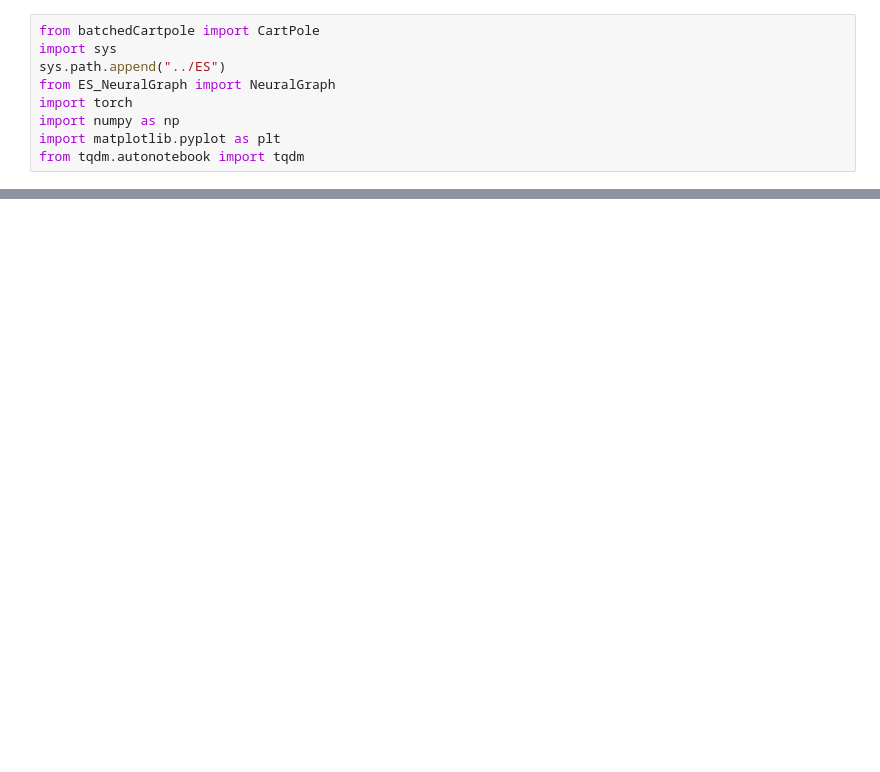
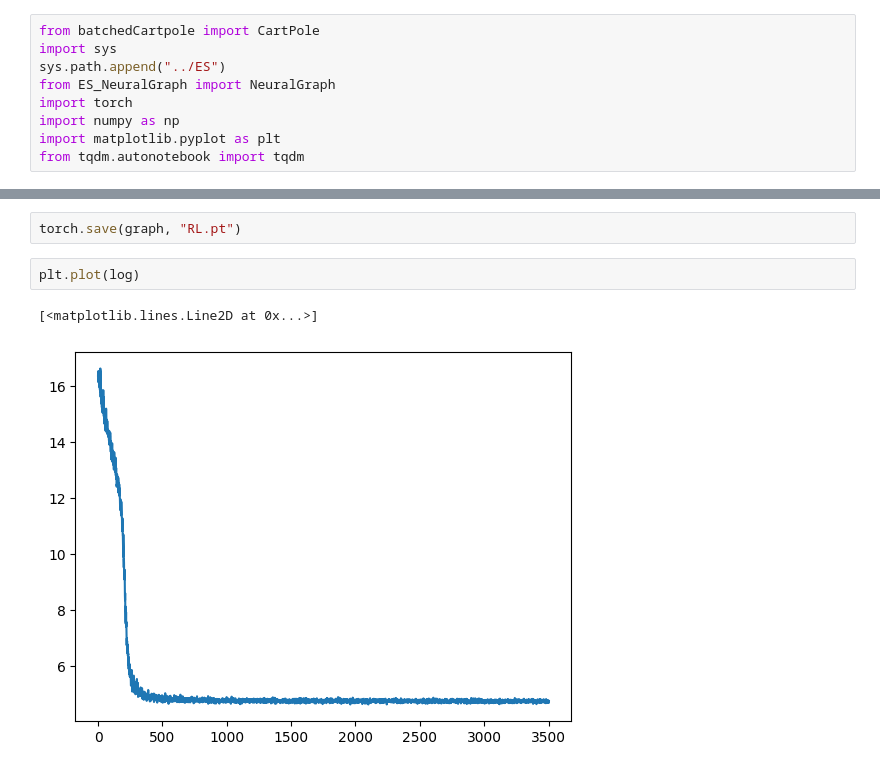
Before and after one commit to bunnalec/NeuralGraphPaper, a Jupyter notebook: RL/RL_ngraph.ipynb, the cells around one changed output, grey strips where cells are left out. Saved outputs shown, nothing was run; the diff lists cells and outputs as text; blank space fills up the shorter version.

```diff
--- a/RL/RL_ngraph.ipynb
+++ b/RL/RL_ngraph.ipynb
@@ -55,0 +87,7 @@ for _ in bar:
+# %%
+torch.save(graph, "RL.pt")
+# %%
+plt.plot(log)
+# %% [output]
+[<matplotlib.lines.Line2D at 0x...>]
+[figure, added]
```
Also changed, not shown: parts of 3 cells of this notebook, 25 other files.
